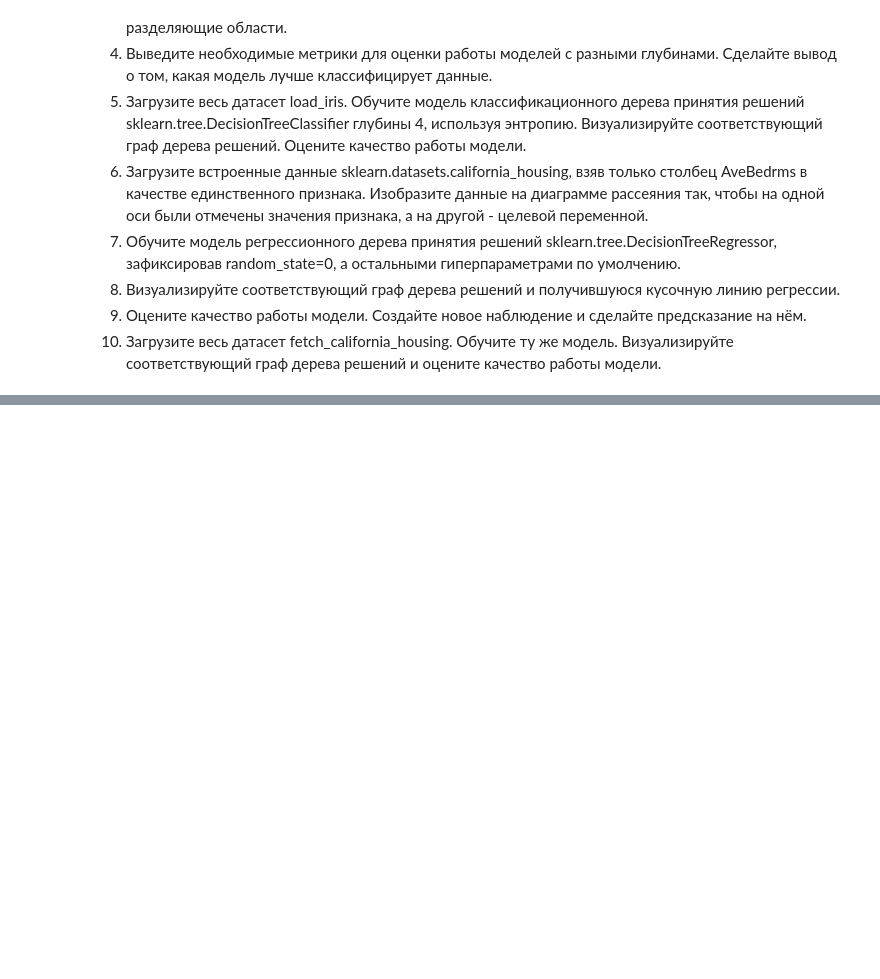
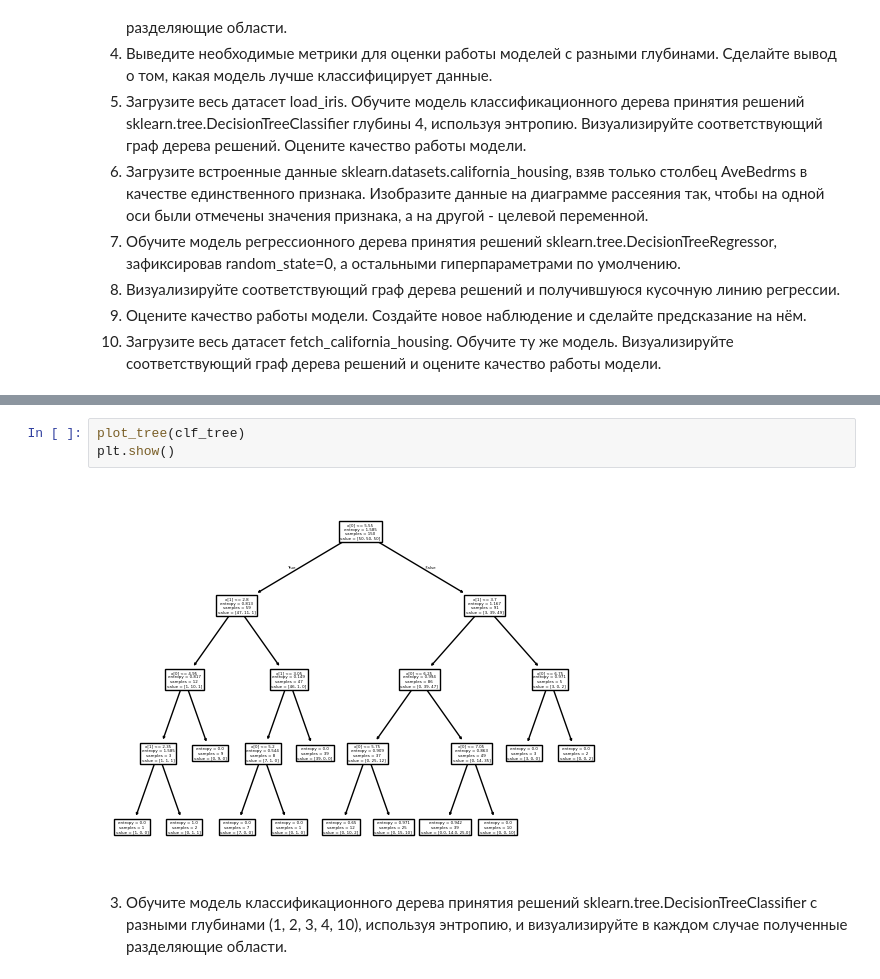
Before and after one commit to consciousnss/fa-machine-learning, a Jupyter notebook: semestr2/Trees.ipynb, the cells around one changed output, grey strips where cells are left out. Drawn from its saved outputs; the diff is of its cells as text; blank space fills up the shorter version.

```diff
--- a/semestr2/Trees.ipynb
+++ b/semestr2/Trees.ipynb
@@ -152,0 +182,7 @@ array([1.73713383])
+# %%
+plot_tree(clf_tree)
+plt.show()
+# %% [output]
+[figure, added]
+# %% [markdown]
+3. Обучите модель классификационного дерева принятия решений sklearn.tree.DecisionTreeClassifier с разными глубинами (1, 2, 3, 4, 10), используя энтропию, и визуализируйте в каждом случае полученные разделяющие области.
```
Also changed, not shown: parts of 49 cells of this notebook.
